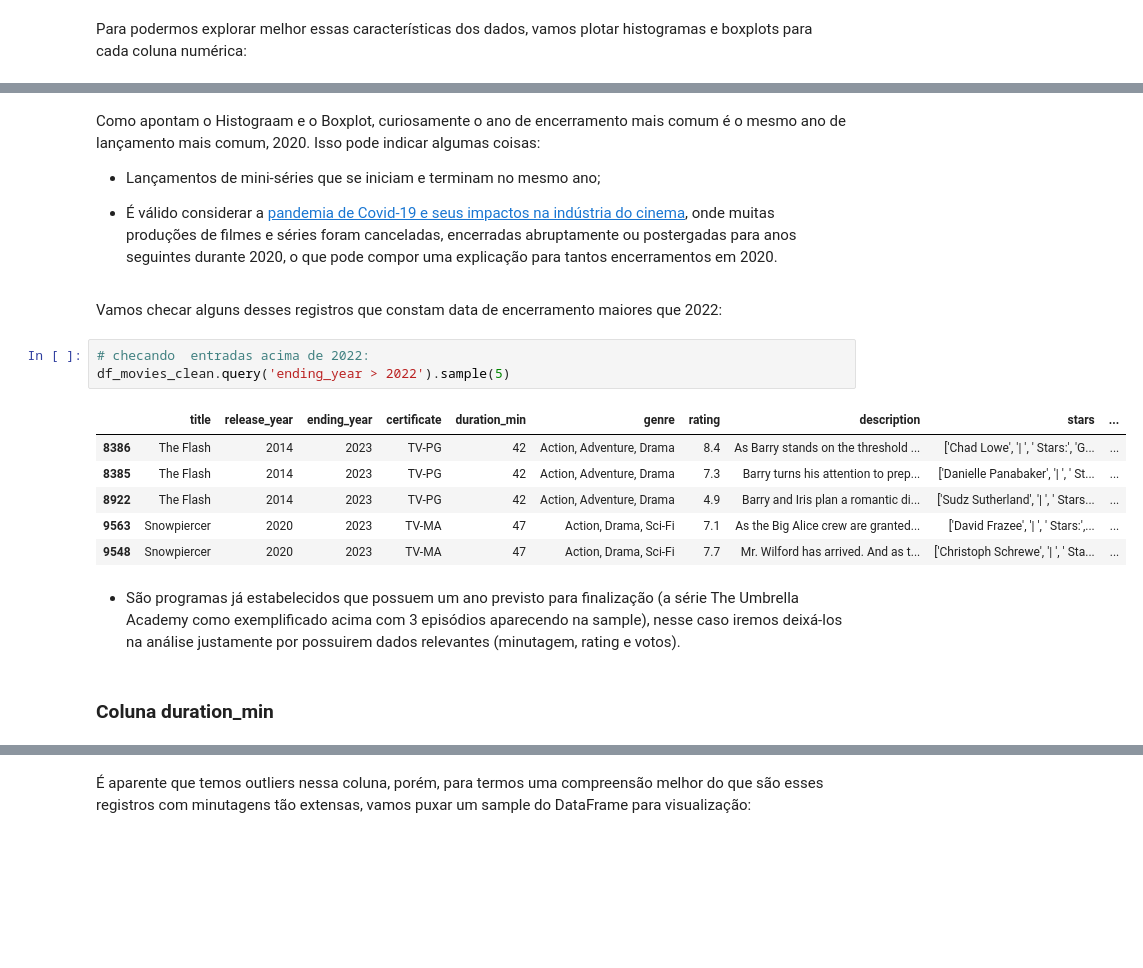
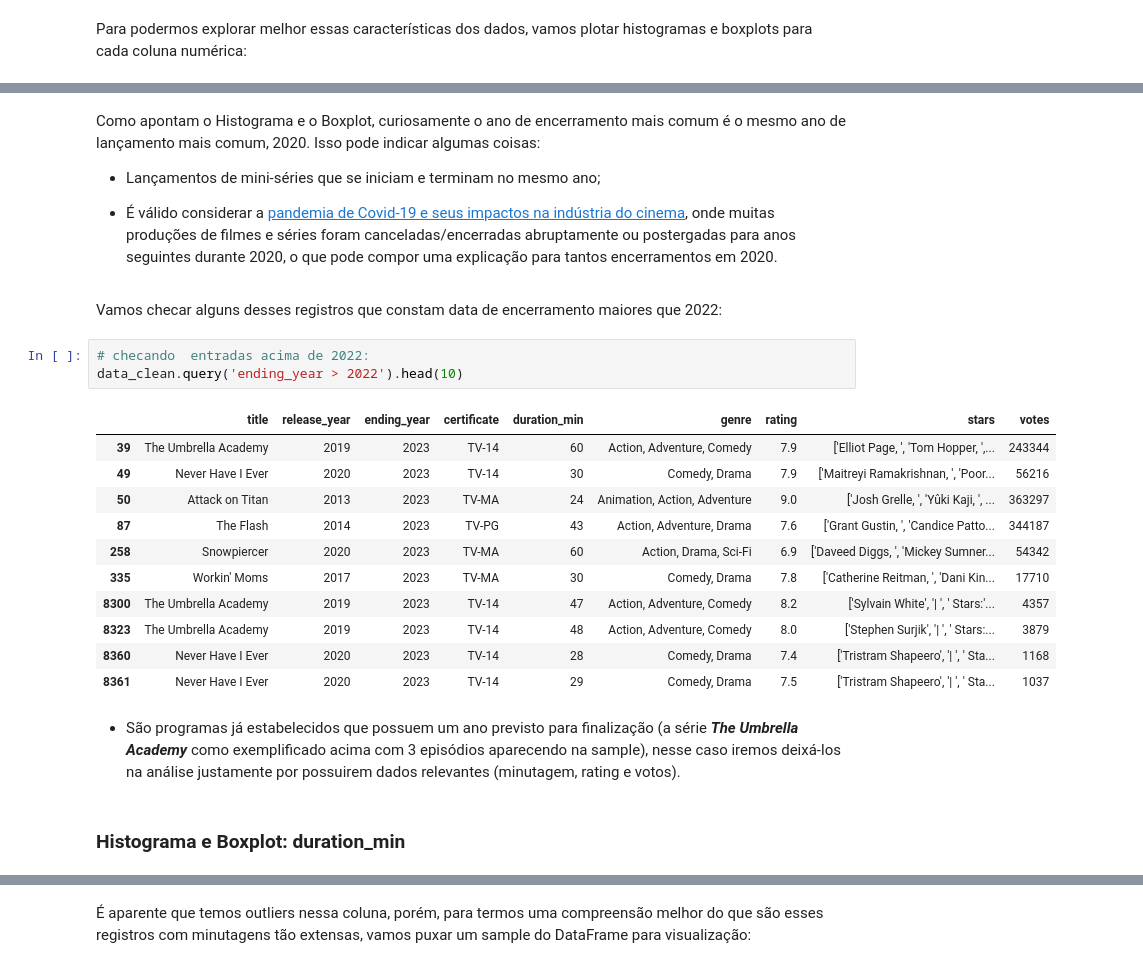
Before and after one commit to JoSEPHDev2022/netflix_movies_analise, a Jupyter notebook: analise.ipynb, the cells around one changed output, grey strips where cells are left out. Saved outputs shown, nothing was run; the diff lists cells and outputs as text; blank space fills up the shorter version.

Commit message:
Refatorando ajustes dos dados (mudança grande na metodologia)

```diff
--- a/analise.ipynb
+++ b/analise.ipynb
@@ -817,22 +798,27 @@ Anos acima de 2022:
 # %% [markdown]
-Como apontam o Histograam e o Boxplot, curiosamente o ano de encerramento mais comum é o mesmo ano de lançamento mais comum, 2020. Isso pode indicar algumas coisas:
+Como apontam o Histograma e o Boxplot, curiosamente o ano de encerramento mais comum é o mesmo ano de lançamento mais comum, 2020. Isso pode indicar algumas coisas:
 
 - Lançamentos de mini-séries que se iniciam e terminam no mesmo ano;
 
-- É válido considerar a [pandemia de Covid-19 e seus impactos na indústria do cinema](https://www.vet.k-state.edu/about/news-events-publications/OneHealth/Vol14-Iss1/film-industry.html#:~:text=As%20a%20result%20of%20the,produced%20in%202021%20or%202022.), onde muitas produções de filmes e séries foram canceladas, encerradas abruptamente ou postergadas para anos seguintes durante 2020, o que pode compor uma explicação para tantos encerramentos em 2020.
+- É válido considerar a [pandemia de Covid-19 e seus impactos na indústria do cinema](https://www.vet.k-state.edu/about/news-events-publications/OneHealth/Vol14-Iss1/film-industry.html#:~:text=As%20a%20result%20of%20the,produced%20in%202021%20or%202022.), onde muitas produções de filmes e séries foram canceladas/encerradas abruptamente ou postergadas para anos seguintes durante 2020, o que pode compor uma explicação para tantos encerramentos em 2020.
 # %% [markdown]
 Vamos checar alguns desses registros que constam data de encerramento maiores que 2022:
 # %%
 # checando  entradas acima de 2022:
-df_movies_clean.query('ending_year > 2022').sample(5)
+data_clean.query('ending_year > 2022').head(10)
 # %% [output]
-|  | title | release_year | ending_year | certificate | duration_min | genre | rating | description | stars | ... |
-| 8386 | The Flash | 2014 | 2023 | TV-PG | 42 | Action, Adventure, Drama | 8.4 | As Barry stands on the threshold ... | ['Chad Lowe', '| ', ' Stars:', 'G... | ... |
-| 8385 | The Flash | 2014 | 2023 | TV-PG | 42 | Action, Adventure, Drama | 7.3 | Barry turns his attention to prep... | ['Danielle Panabaker', '| ', ' St... | ... |
-| 8922 | The Flash | 2014 | 2023 | TV-PG | 42 | Action, Adventure, Drama | 4.9 | Barry and Iris plan a romantic di... | ['Sudz Sutherland', '| ', ' Stars... | ... |
-| 9563 | Snowpiercer | 2020 | 2023 | TV-MA | 47 | Action, Drama, Sci-Fi | 7.1 | As the Big Alice crew are granted... | ['David Frazee', '| ', ' Stars:',... | ... |
-| 9548 | Snowpiercer | 2020 | 2023 | TV-MA | 47 | Action, Drama, Sci-Fi | 7.7 | Mr. Wilford has arrived. And as t... | ['Christoph Schrewe', '| ', ' Sta... | ... |
+|  | title | release_year | ending_year | certificate | duration_min | genre | rating | stars | votes |
+| 39 | The Umbrella Academy | 2019 | 2023 | TV-14 | 60 | Action, Adventure, Comedy | 7.9 | ['Elliot Page, ', 'Tom Hopper, ',... | 243344 |
+| 49 | Never Have I Ever | 2020 | 2023 | TV-14 | 30 | Comedy, Drama | 7.9 | ['Maitreyi Ramakrishnan, ', 'Poor... | 56216 |
+| 50 | Attack on Titan | 2013 | 2023 | TV-MA | 24 | Animation, Action, Adventure | 9.0 | ['Josh Grelle, ', 'Yûki Kaji, ', ... | 363297 |
+| 87 | The Flash | 2014 | 2023 | TV-PG | 43 | Action, Adventure, Drama | 7.6 | ['Grant Gustin, ', 'Candice Patto... | 344187 |
+| 258 | Snowpiercer | 2020 | 2023 | TV-MA | 60 | Action, Drama, Sci-Fi | 6.9 | ['Daveed Diggs, ', 'Mickey Sumner... | 54342 |
+| 335 | Workin' Moms | 2017 | 2023 | TV-MA | 30 | Comedy, Drama | 7.8 | ['Catherine Reitman, ', 'Dani Kin... | 17710 |
+| 8300 | The Umbrella Academy | 2019 | 2023 | TV-14 | 47 | Action, Adventure, Comedy | 8.2 | ['Sylvain White', '| ', ' Stars:'... | 4357 |
+| 8323 | The Umbrella Academy | 2019 | 2023 | TV-14 | 48 | Action, Adventure, Comedy | 8.0 | ['Stephen Surjik', '| ', ' Stars:... | 3879 |
+| 8360 | Never Have I Ever | 2020 | 2023 | TV-14 | 28 | Comedy, Drama | 7.4 | ['Tristram Shapeero', '| ', ' Sta... | 1168 |
+| 8361 | Never Have I Ever | 2020 | 2023 | TV-14 | 29 | Comedy, Drama | 7.5 | ['Tristram Shapeero', '| ', ' Sta... | 1037 |
 # %% [markdown]
-- São programas já estabelecidos que possuem um ano previsto para finalização (a série The Umbrella Academy como exemplificado acima com 3 episódios aparecendo na sample), nesse caso iremos deixá-los na análise justamente por possuirem dados relevantes (minutagem, rating e votos).
+- São programas já estabelecidos que possuem um ano previsto para finalização (a série **_The Umbrella Academy_** como exemplificado acima com 3 episódios aparecendo na sample), nesse caso iremos deixá-los na análise justamente por possuirem dados relevantes (minutagem, rating e votos).
 # %% [markdown]
-### Coluna duration_min
+### **Histograma e Boxplot: duration_min**
```
Also changed, not shown: parts of 78 cells of this notebook.
